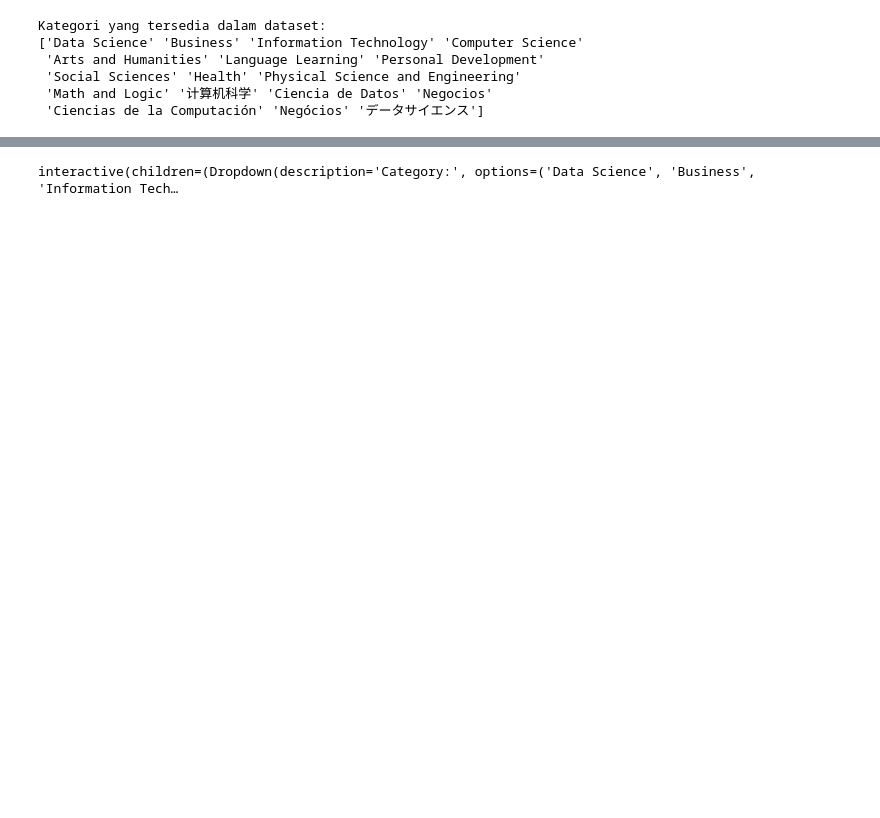
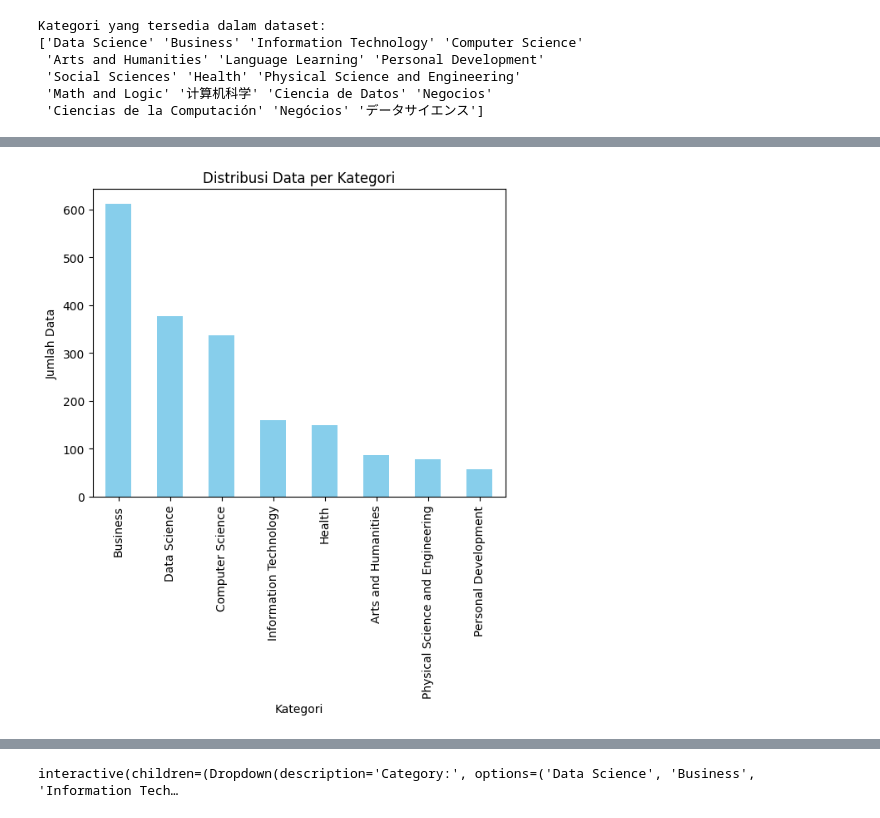
Before and after one commit to CourseMate-Capstone-Project/ML, a Jupyter notebook: CourseMate.ipynb, the cells around one changed output, grey strips where cells are left out. Drawn from its saved outputs; the diff is of its cells as text; code cells hidden in the pictures; blank space fills up the shorter version.

```diff
--- a/CourseMate.ipynb
+++ b/CourseMate.ipynb
@@ -115,7 +115,7 @@ course.head(), course.isnull().sum()
  dtype: int64)
 # %%
 # Columns to check for non-null values
-required_columns = ["Title", "URL", "Short Intro", "Category", "Sub-Category", "Course Type", "Language", "Skills"]
+required_columns = ["Title", "URL", "Short Intro", "Category", "Sub-Category", "Course Type", "Language", "Duration", "Site"]
 
 # Drop rows with NaN in any of the required columns
 filtered_courses = course.dropna(subset=required_columns)
@@ -152,8 +152,7 @@ def clean_text(text):
         text = re.sub(r'\s+', ' ', text)         # Remove extra spaces
     return text
 
-# Bersihkan kolom 'Skills' dan 'Short Intro'
-course_data['Skills'] = course_data['Skills'].apply(clean_text)
+# Bersihkan kolom 'Short Intro'
 course_data['Short Intro'] = course_data['Short Intro'].apply(clean_text)
 # %%
 # Melihat semua kategori unik yang ada di dataset
@@ -210,0 +191,9 @@ Jumlah Skills yang telah dibersihkan: 5395
+# %%
+# Kategori yang akan dipertahankan
+selected_categories = ['Data Science', 'Business', 'Information Technology', 'Computer Science', 'Arts and Humanities', 'Personal Development', 'Health', 'Physical Science and Engineering']
+
+# Filter dataset
+filtered_category = course_data[course_data['Category'].isin(selected_categories)]
+
+# Hasil jumlah data
+print(filtered_category['Category'].value_counts())
@@ -210,0 +211,11 @@ Jumlah Skills yang telah dibersihkan: 5395
+# %%
+import matplotlib.pyplot as plt
+
+# Visualisasi distribusi kategori
+filtered_category['Category'].value_counts().plot(kind='bar', color='skyblue')
+plt.title('Distribusi Data per Kategori')
+plt.xlabel('Kategori')
+plt.ylabel('Jumlah Data')
+plt.show()
+# %% [output]
+[figure, added]
```
Also changed, not shown: parts of 9 cells of this notebook.
